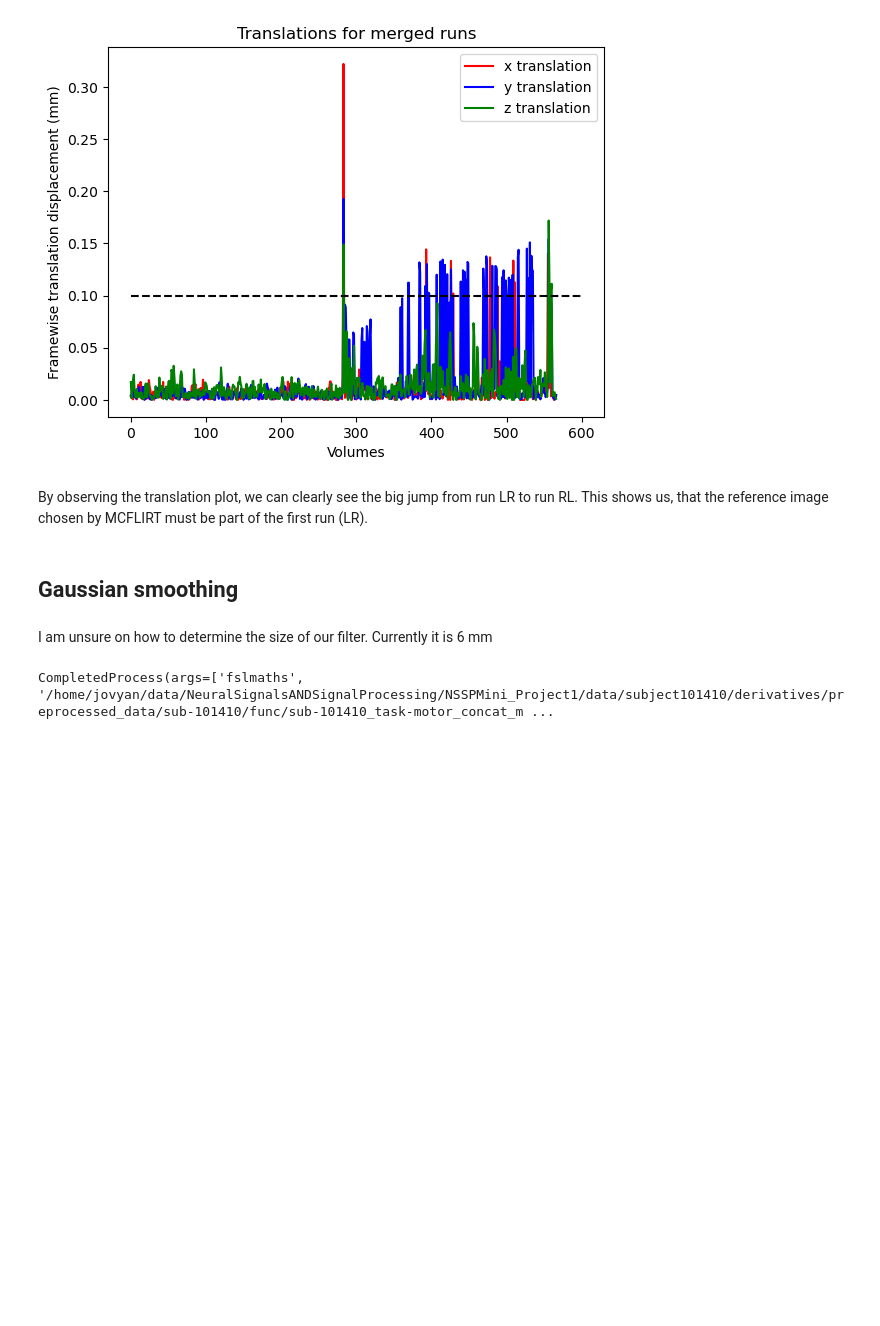
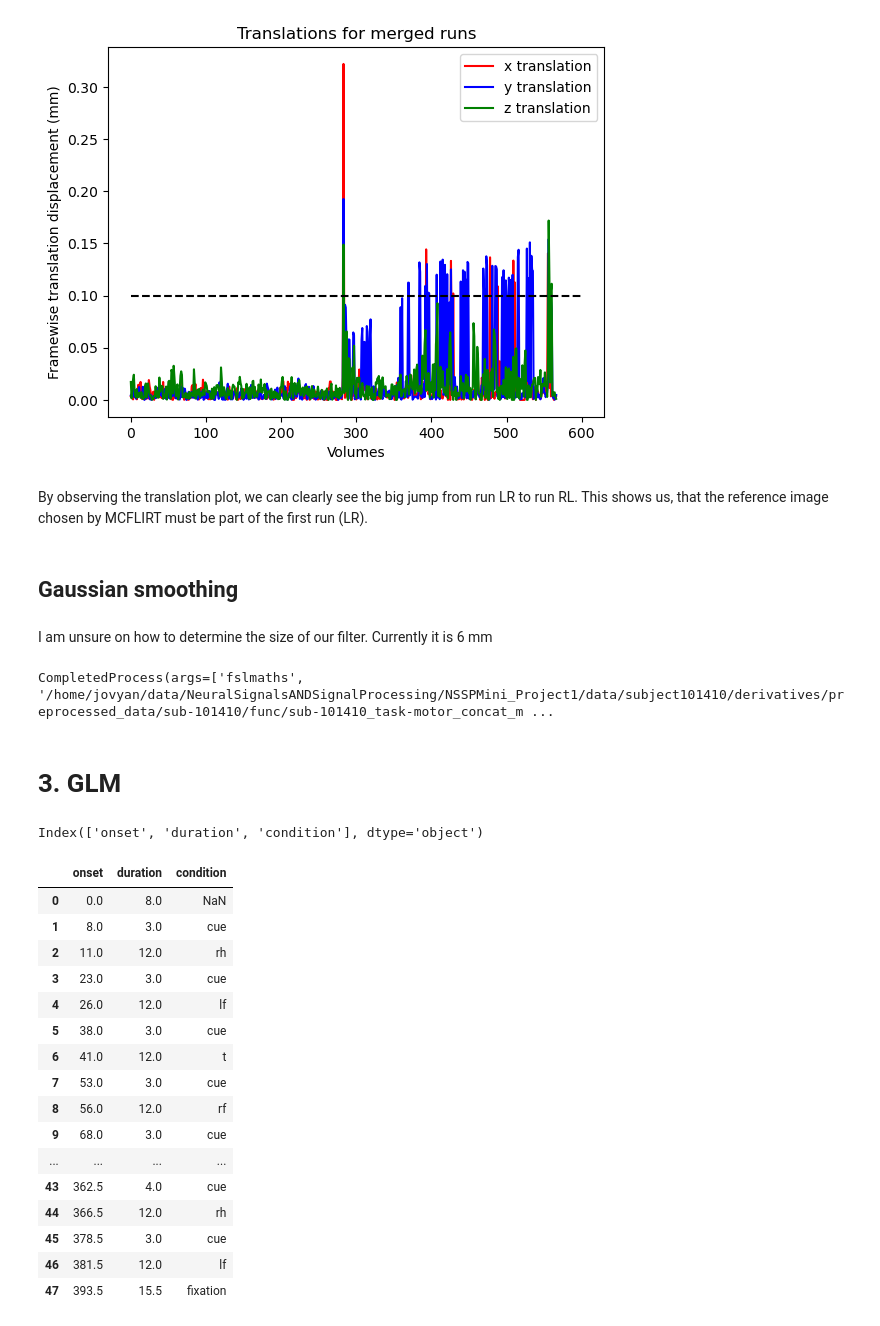
Before and after one commit to Rose-Kapps/NSSPMini_Project1, a Jupyter notebook: mini_project_1.ipynb, the cells around one changed output. Saved outputs shown, nothing was run; the diff lists cells and outputs as text; code cells hidden in the pictures; blank space fills up the shorter version.

```diff
--- a/mini_project_1.ipynb
+++ b/mini_project_1.ipynb
@@ -537,3 +563,29 @@ smoothed_path = op.join(preproc_root, 'sub-101410', 'func', 'sub-101410_task-mot
 fsleyesDisplay.resetOverlays()
 fsleyesDisplay.load(output_path)
 fsleyesDisplay.load(smoothed_path)
+# %% [markdown]
+# 3. GLM
+# %%
+events_path = os.path.join(preproc_root, 'sub-101410', 'func', 'sub-101410_task-motor_concat_events.tsv')
+events = pd.read_csv(events_path, sep="\t")
+print(events.columns)
+events
+# %% [output]
+Index(['onset', 'duration', 'condition'], dtype='object')
+|  | onset | duration | condition |
+| 0 | 0.0 | 8.0 | NaN |
+| 1 | 8.0 | 3.0 | cue |
+| 2 | 11.0 | 12.0 | rh |
+| 3 | 23.0 | 3.0 | cue |
+| 4 | 26.0 | 12.0 | lf |
+| 5 | 38.0 | 3.0 | cue |
+| 6 | 41.0 | 12.0 | t |
+| 7 | 53.0 | 3.0 | cue |
+| 8 | 56.0 | 12.0 | rf |
+| 9 | 68.0 | 3.0 | cue |
+| ... | ... | ... | ... |
+| 43 | 362.5 | 4.0 | cue |
+| 44 | 366.5 | 12.0 | rh |
+| 45 | 378.5 | 3.0 | cue |
+| 46 | 381.5 | 12.0 | lf |
+| 47 | 393.5 | 15.5 | fixation |
```
Also changed, not shown: parts of 13 cells of this notebook.
